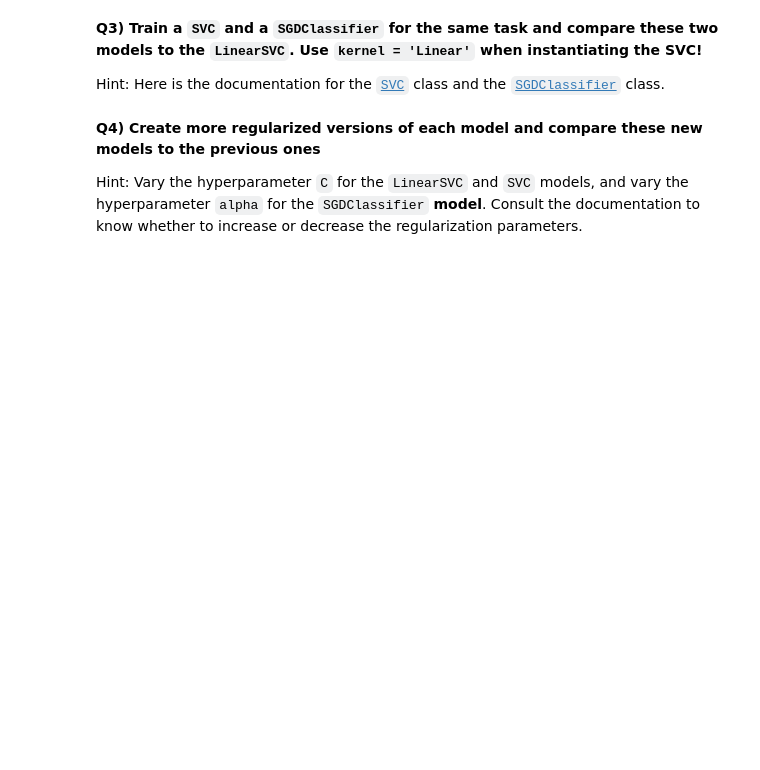
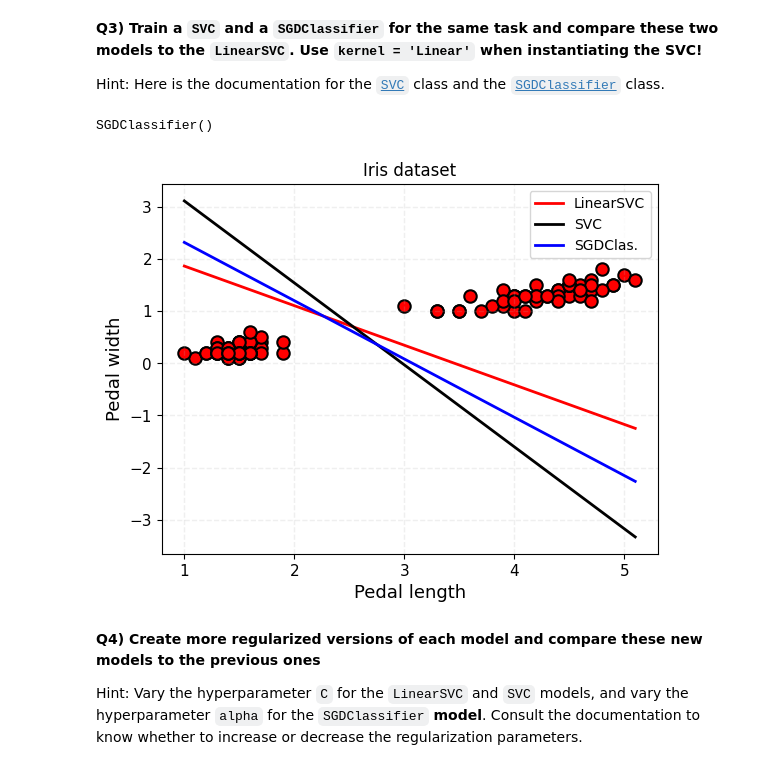
Before and after one commit to MarcoZanine/2025_ML_EES, a Jupyter notebook: notebook_ml/S2_1_SVM.ipynb, the cells around one changed output. Cells and saved outputs as stored; diff of their text form; code cells hidden in the pictures; blank space fills up the shorter version.

```diff
--- a/notebook_ml/S2_1_SVM.ipynb
+++ b/notebook_ml/S2_1_SVM.ipynb
@@ -111,38 +119,47 @@ from sklearn.__________ import ______________ #SGDClassifier
 # %%
 # Fit the `SVC` and the `SGDClassifier` to the pre-processed dataset
 # Instantiate 'SVC', use kernel='linear'
-______ = SVC(_____________)
+svc_clf = SVC(kernel='linear')
 # Instantiate 'SGDClassifier'
-______ = __________()
+sgd_clf = SGDClassifier()
 
 # Fit models with data
-______.____(_,_) # SVC
-______.____(_,_)
+svc_clf.fit(X,y) # SVC
+sgd_clf.fit(X,y)
+# %% [output]
+SGDClassifier()
 # %%
 # Plot all three decision boundaries on the same labeled figure
 #########################################################################
 # Same as what you did to get the first figure
-___,___ = ______.____________(____,____)
-ax.scatter(________________________)
+fig,ax = plt.subplots(1,1)
+ax.scatter(X[:,0], X[:,1],s=80,color='r',edgecolor='k',linewidths=1.5)
 
 # Decision boundary: np.dot(W,x)+b = 0
-_ = ________(_______)
-__._____(_,_________,c='r',lw=2,label='LinearSVC')
-#########################################################################
-# Now add the decision boundary for 'SVC'
-__._____(_,______________________,c='k',lw=2,label='SVC')
-#########################################################################
-# Now add the decision boundary for 'SGDClassifier'
-__._____(_,______________________,c='b',lw=2,label='SGDClas.')
-#########################################################################
+x = np.linspace(X[:,0].min(), X[:,0].max(), 100)
+
+# LinearSVC
+W = lin_SVC.coef_[0]; b = lin_SVC.intercept_[0]
+ax.plot(x, -(np.dot(W[0], x) + b) / W[1], c='r', lw=2, label='LinearSVC')
+
+# SVC
+W = svc_clf.coef_[0]; b = svc_clf.intercept_[0]
+ax.plot(x, -(np.dot(W[0], x) + b) / W[1], c='k', lw=2, label='SVC')
+
+# SGDClassifier
+W = sgd_clf.coef_[0]; b = sgd_clf.intercept_[0]
+ax.plot(x, -(np.dot(W[0], x) + b) / W[1], c='b', lw=2, label='SGDClas.')
+
 # Same as the first figure again
 ax.legend()
 ax.set_xlabel("Pedal length",fontdict={'size':13})
 ax.set_ylabel("Pedal width",fontdict={'size':13})
 ax.set_title('Iris dataset')
 ax.tick_params(axis='both', which='major', labelsize=11)
 ax.grid(alpha=0.2,ls='--',lw=1)
 plt.show()
+# %% [output]
+[figure, added]
 # %% [markdown]
 **Q4) Create more regularized versions of each model and compare these new models to the previous ones**
 
```
Also changed, not shown: parts of 10 cells of this notebook.
